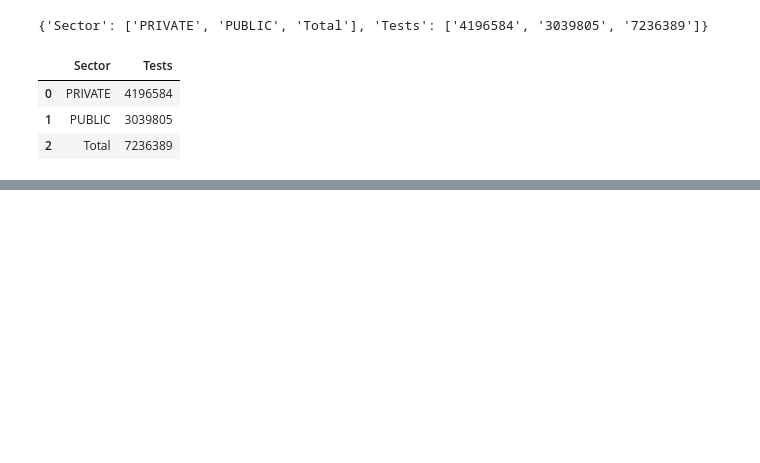
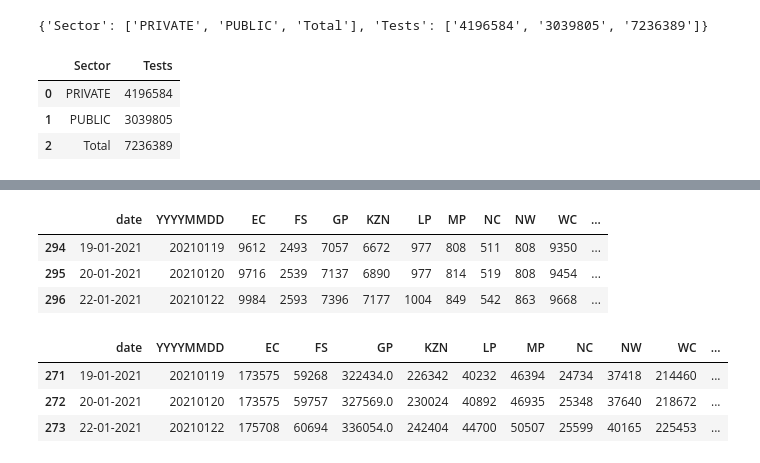
Before and after one commit to SimonRosen173/Covid19SAData_Data, a Jupyter notebook: test.ipynb, the cells around one changed output, grey strips where cells are left out. Drawn from its saved outputs; the diff is of its cells as text; code cells hidden in the pictures; blank space fills up the shorter version.

```diff
--- a/test.ipynb
+++ b/test.ipynb
@@ -218,0 +239,8 @@ pd.read_csv('data/scraped/timeline_cum_tests.csv', index_col='date').tail()
+# %%
+prov_timeline_deaths = pd.read_csv('data/scraped/covid19za_provincial_cumulative_timeline_deaths.csv')
+prov_timeline_deaths.tail(3)
+# %% [output]
+|  | date | YYYYMMDD | EC | FS | GP | KZN | LP | MP | NC | NW | WC | ... |
+| 294 | 19-01-2021 | 20210119 | 9612 | 2493 | 7057 | 6672 | 977 | 808 | 511 | 808 | 9350 | ... |
+| 295 | 20-01-2021 | 20210120 | 9716 | 2539 | 7137 | 6890 | 977 | 814 | 519 | 808 | 9454 | ... |
+| 296 | 22-01-2021 | 20210122 | 9984 | 2593 | 7396 | 7177 | 1004 | 849 | 542 | 863 | 9668 | ... |
@@ -218,0 +253,8 @@ pd.read_csv('data/scraped/timeline_cum_tests.csv', index_col='date').tail()
+# %%
+prov_timeline_recoveries = pd.read_csv('data/scraped/covid19za_provincial_cumulative_timeline_recoveries.csv')
+prov_timeline_recoveries.tail(3)
+# %% [output]
+|  | date | YYYYMMDD | EC | FS | GP | KZN | LP | MP | NC | NW | WC | ... |
+| 271 | 19-01-2021 | 20210119 | 173575 | 59268 | 322434.0 | 226342 | 40232 | 46394 | 24734 | 37418 | 214460 | ... |
+| 272 | 20-01-2021 | 20210120 | 173575 | 59757 | 327569.0 | 230024 | 40892 | 46935 | 25348 | 37640 | 218672 | ... |
+| 273 | 22-01-2021 | 20210122 | 175708 | 60694 | 336054.0 | 242404 | 44700 | 50507 | 25599 | 40165 | 225453 | ... |
```
Also changed, not shown: parts of 6 cells of this notebook, 13 other files.
